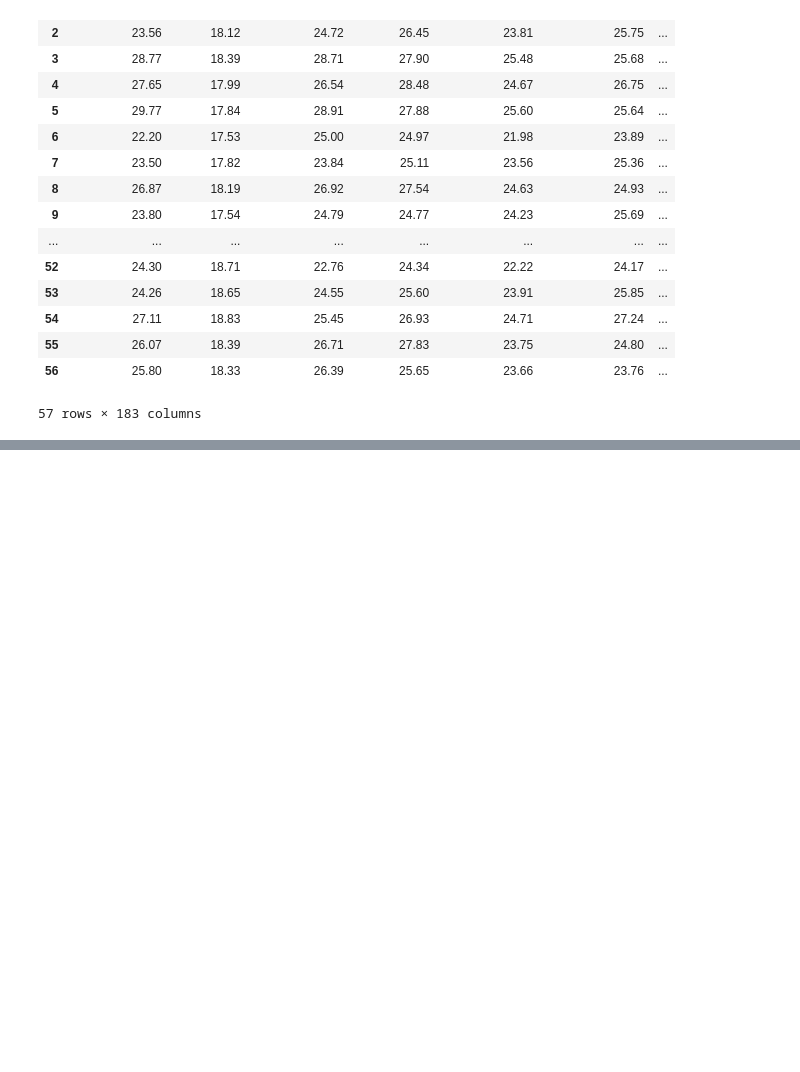
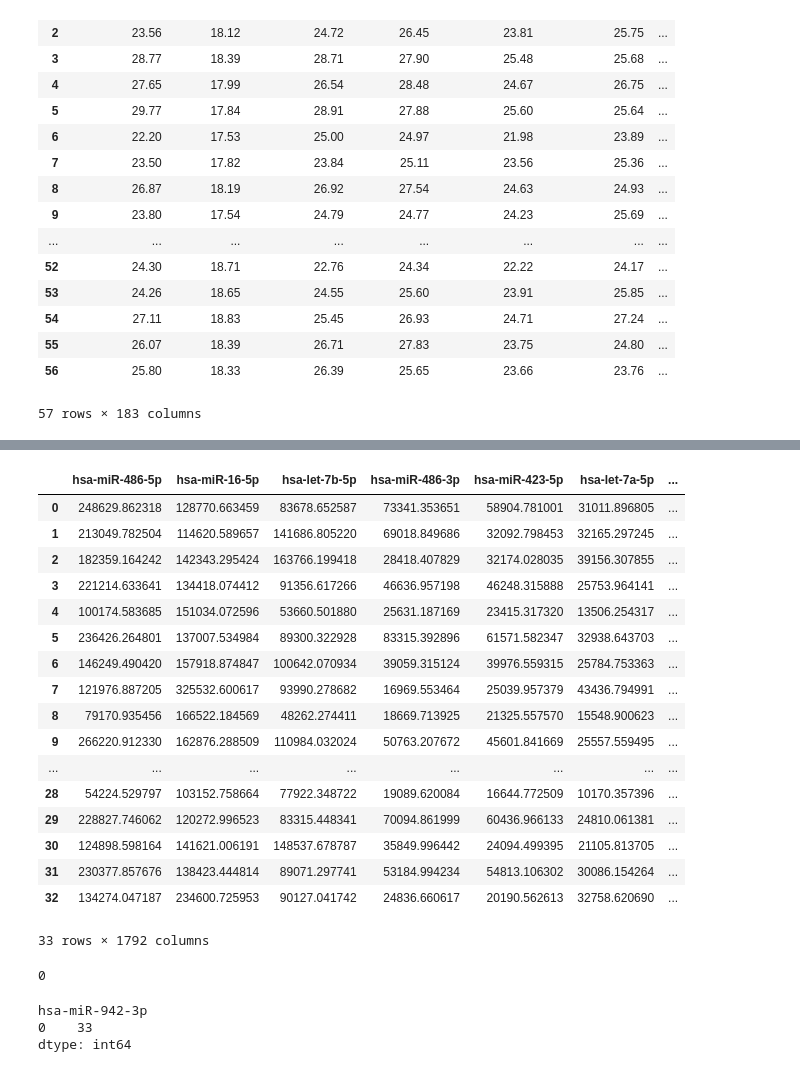
Before and after one commit to Sachira-Heshan/omic-data-and-machine-learning-in-the-identification-of-coronary-artery-disease, a Jupyter notebook: datasets_cleaning.ipynb, the cells around one changed output, grey strips where cells are left out. Saved outputs shown, nothing was run; the diff lists cells and outputs as text; code cells hidden in the pictures; blank space fills up the shorter version.

Commit message:
Cleaning datasets

```diff
--- a/datasets_cleaning.ipynb
+++ b/datasets_cleaning.ipynb
@@ -240,0 +244,4 @@ df_fill_with_mean
+# %%
+# /content/drive/MyDrive/Research/Datasets/Partially Processed/partially-processed-dataset-GSE230165.xlsx
+
+df = pd.read_excel('/content/drive/MyDrive/Research/Datasets/Partially Processed/partially-processed-dataset-GSE230165.xlsx')
@@ -240,0 +258,2 @@ df_fill_with_mean
+# %%
+df_drop = df.drop(columns=["Unnamed: 0"])
@@ -240,0 +285,25 @@ df_fill_with_mean
+# %%
+df_drop
+# %% [output]
+|  | hsa-miR-486-5p | hsa-miR-16-5p | hsa-let-7b-5p | hsa-miR-486-3p | hsa-miR-423-5p | hsa-let-7a-5p | ... |
+| 0 | 248629.862318 | 128770.663459 | 83678.652587 | 73341.353651 | 58904.781001 | 31011.896805 | ... |
+| 1 | 213049.782504 | 114620.589657 | 141686.805220 | 69018.849686 | 32092.798453 | 32165.297245 | ... |
+| 2 | 182359.164242 | 142343.295424 | 163766.199418 | 28418.407829 | 32174.028035 | 39156.307855 | ... |
+| 3 | 221214.633641 | 134418.074412 | 91356.617266 | 46636.957198 | 46248.315888 | 25753.964141 | ... |
+| 4 | 100174.583685 | 151034.072596 | 53660.501880 | 25631.187169 | 23415.317320 | 13506.254317 | ... |
+| 5 | 236426.264801 | 137007.534984 | 89300.322928 | 83315.392896 | 61571.582347 | 32938.643703 | ... |
+| 6 | 146249.490420 | 157918.874847 | 100642.070934 | 39059.315124 | 39976.559315 | 25784.753363 | ... |
+| 7 | 121976.887205 | 325532.600617 | 93990.278682 | 16969.553464 | 25039.957379 | 43436.794991 | ... |
+| 8 | 79170.935456 | 166522.184569 | 48262.274411 | 18669.713925 | 21325.557570 | 15548.900623 | ... |
+| 9 | 266220.912330 | 162876.288509 | 110984.032024 | 50763.207672 | 45601.841669 | 25557.559495 | ... |
+| ... | ... | ... | ... | ... | ... | ... | ... |
+| 28 | 54224.529797 | 103152.758664 | 77922.348722 | 19089.620084 | 16644.772509 | 10170.357396 | ... |
+| 29 | 228827.746062 | 120272.996523 | 83315.448341 | 70094.861999 | 60436.966133 | 24810.061381 | ... |
+| 30 | 124898.598164 | 141621.006191 | 148537.678787 | 35849.996442 | 24094.499395 | 21105.813705 | ... |
+| 31 | 230377.857676 | 138423.444814 | 89071.297741 | 53184.994234 | 54813.106302 | 30086.154264 | ... |
+| 32 | 134274.047187 | 234600.725953 | 90127.041742 | 24836.660617 | 20190.562613 | 32758.620690 | ... |
+33 rows × 1792 columns
+# %%
+df_drop.isnull().sum().sum()
+# %% [output]
+0
@@ -240,0 +312,6 @@ df_fill_with_mean
+# %%
+df_drop.value_counts("hsa-miR-942-3p")
+# %% [output]
+hsa-miR-942-3p
+0    33
+dtype: int64
```
Also changed, not shown: parts of 7 cells of this notebook.
